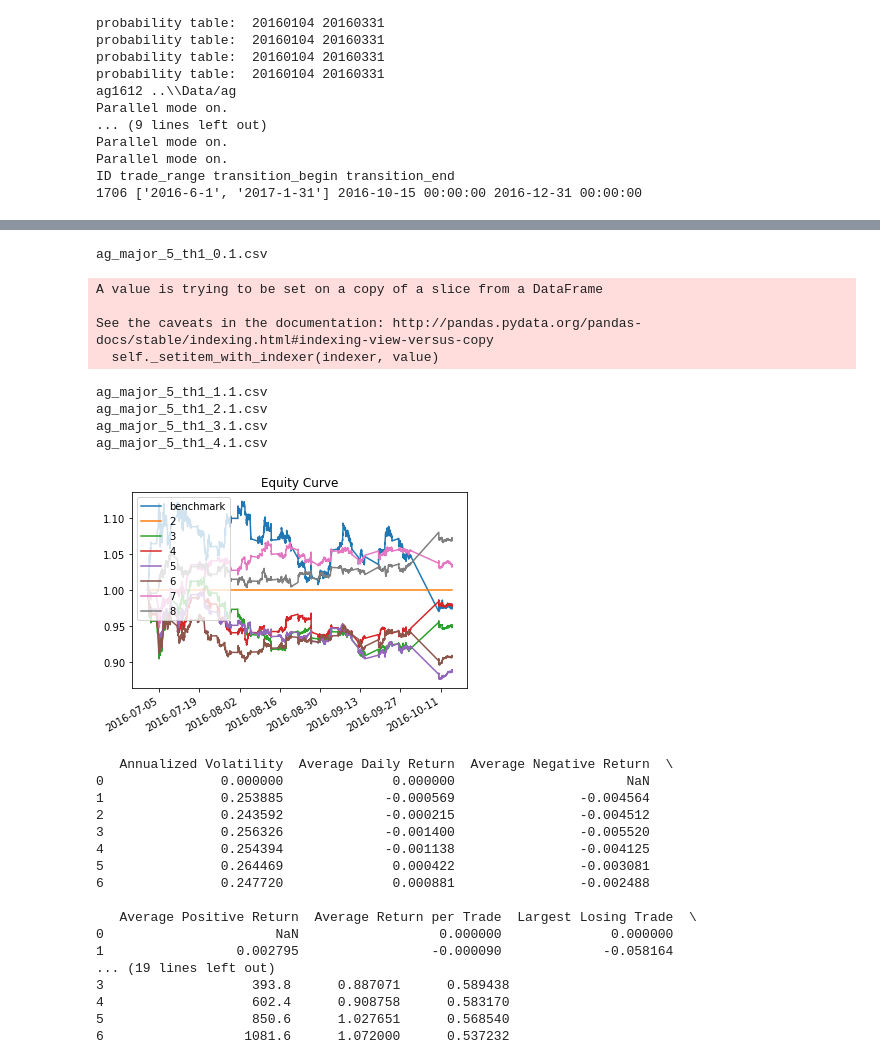
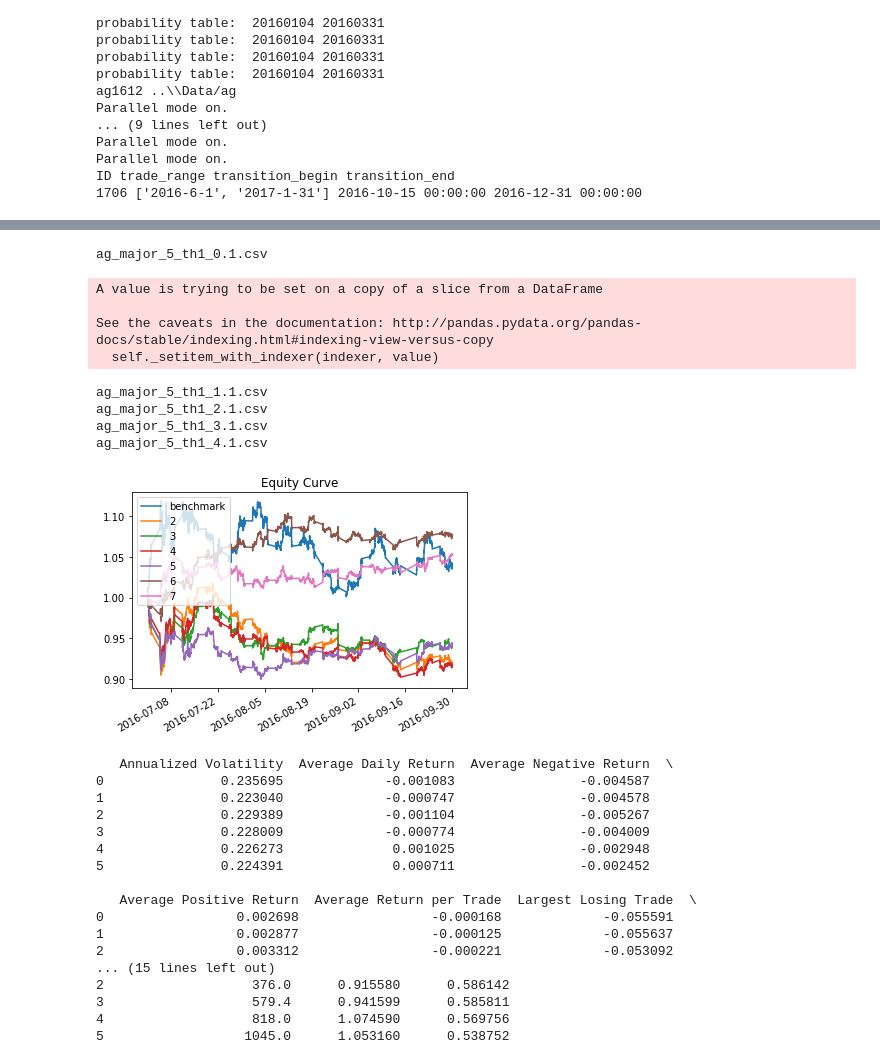
Before and after one commit to dechang227/QishiQR, a Jupyter notebook: Final/AG_MidPrice_MajorContracts.ipynb, the cells around one changed output, grey strips where cells are left out. Cells and saved outputs as stored; diff of their text form; code cells hidden in the pictures.

```diff
--- a/Final/AG_MidPrice_MajorContracts.ipynb
+++ b/Final/AG_MidPrice_MajorContracts.ipynb
@@ -215,37 +215,37 @@ ag_1612_major_strategy_5_th1.csv
 # %%
 slm_th = SLM(slm, 0, th_type=0).run()
 
-lm_validation = LmValidation(slm_th, start='2016-7-1',end='2016-10-15', symbol='ag_major_'+str(freq)+'_'+'th'+str(px_th), data_dir=r'../Output',
+lm_validation = LmValidation(slm_th, start='2016-7-1',end='2016-9-30', symbol='ag_major_'+str(freq)+'_'+'th'+str(px_th), data_dir=r'../Output',
                                  valid_dir=r'../Validation', max_order=7, offsets_average=True, n_offsets=5, price='MidPrice', px_th=px_th)
 lm_validation.run()
 # %% [output]
 ag_major_5_th1_0.1.csv
 A value is trying to be set on a copy of a slice from a DataFrame
 
 See the caveats in the documentation: http://pandas.pydata.org/pandas-docs/stable/indexing.html#indexing-view-versus-copy
   self._setitem_with_indexer(indexer, value)
 ag_major_5_th1_1.1.csv
 ag_major_5_th1_2.1.csv
 ag_major_5_th1_3.1.csv
 ag_major_5_th1_4.1.csv
-[figure, old version]
+[figure, new version]
    Annualized Volatility  Average Daily Return  Average Negative Return  \
-0               0.000000              0.000000                      NaN
-1               0.253885             -0.000569                -0.004564
-2               0.243592             -0.000215                -0.004512
-3               0.256326             -0.001400                -0.005520
-4               0.254394             -0.001138                -0.004125
-5               0.264469              0.000422                -0.003081
-6               0.247720              0.000881                -0.002488
+0               0.235695             -0.001083                -0.004587
+1               0.223040             -0.000747                -0.004578
+2               0.229389             -0.001104                -0.005267
+3               0.228009             -0.000774                -0.004009
+4               0.226273              0.001025                -0.002948
+5               0.224391              0.000711                -0.002452
 
    Average Positive Return  Average Return per Trade  Largest Losing Trade  \
-0                      NaN                  0.000000              0.000000
-1                 0.002795                 -0.000090             -0.058164
-... (19 lines left out)
-3                   393.8      0.887071      0.589438
-4                   602.4      0.908758      0.583170
-5                   850.6      1.027651      0.568540
-6                  1081.6      1.072000      0.537232
+0                 0.002698                 -0.000168             -0.055591
+1                 0.002877                 -0.000125             -0.055637
+2                 0.003312                 -0.000221             -0.053092
+... (15 lines left out)
+2                   376.0      0.915580      0.586142
+3                   579.4      0.941599      0.585811
+4                   818.0      1.074590      0.569756
+5                  1045.0      1.053160      0.538752
 # %%
 slm_th = SLM(slm, 0, th_type=0).run()
 
```
Also changed, not shown: parts of 35 cells of this notebook, 2 other files.
